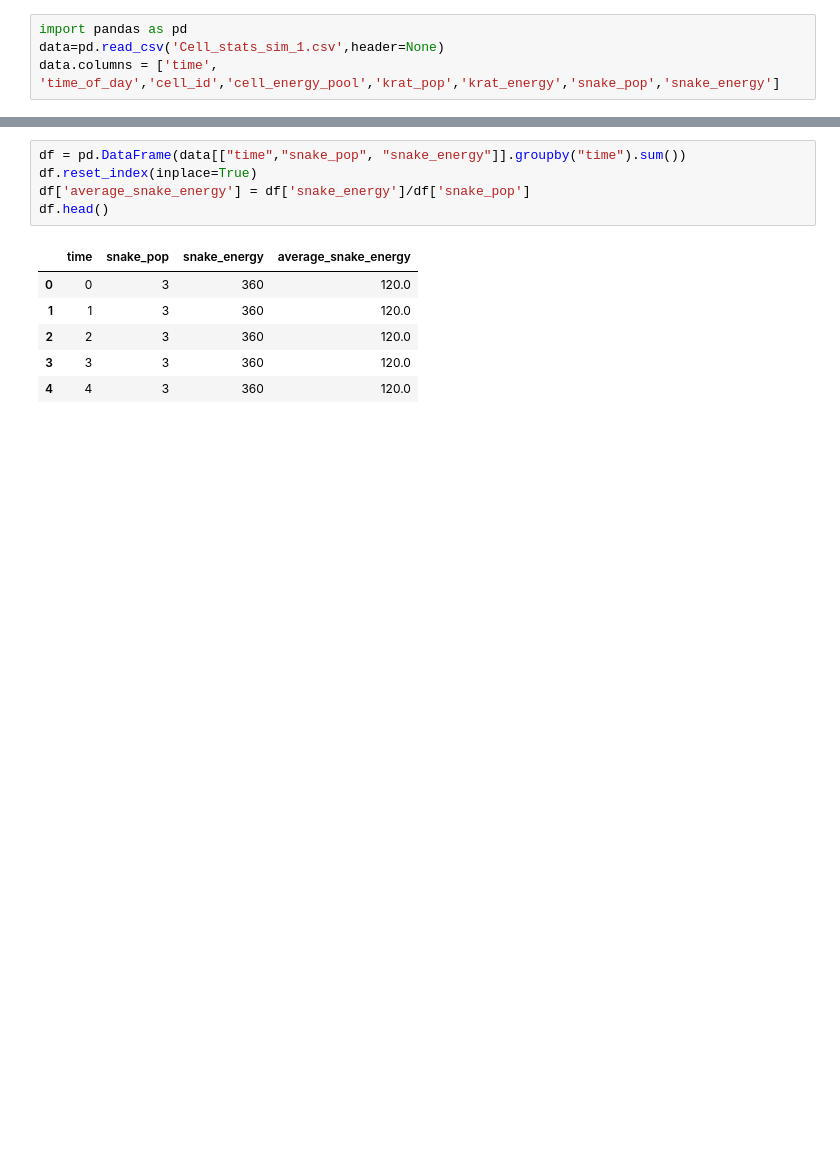
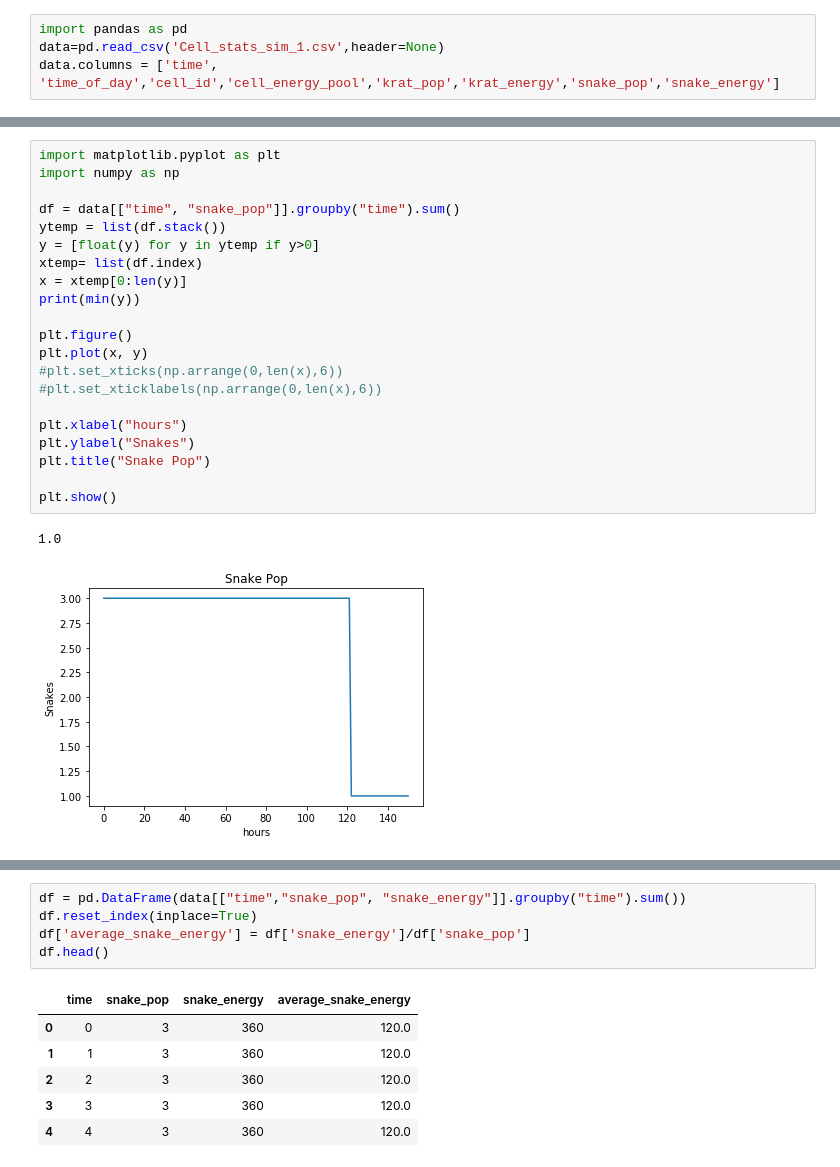
Before and after one commit to michaelremington2/uumarrty, a Jupyter notebook: ecosystem_sim/SimPostDataAnalysis.ipynb, the cells around one changed output, grey strips where cells are left out. Cells and saved outputs as stored; diff of their text form; blank space fills up the shorter version.

```diff
--- a/ecosystem_sim/SimPostDataAnalysis.ipynb
+++ b/ecosystem_sim/SimPostDataAnalysis.ipynb
@@ -56,3 +95,27 @@ plt.show()
+# %%
+import matplotlib.pyplot as plt
+import numpy as np
+
+df = data[["time", "snake_pop"]].groupby("time").sum()
+ytemp = list(df.stack())
+y = [float(y) for y in ytemp if y>0]
+xtemp= list(df.index)
+x = xtemp[0:len(y)]
+print(min(y))
+
+plt.figure()
+plt.plot(x, y)
+#plt.set_xticks(np.arrange(0,len(x),6))
+#plt.set_xticklabels(np.arrange(0,len(x),6))
+
+plt.xlabel("hours")
+plt.ylabel("Snakes")
+plt.title("Snake Pop")
+
+plt.show()
+# %% [output]
+1.0
+[figure, added]
 # %%
 df = pd.DataFrame(data[["time","snake_pop", "snake_energy"]].groupby("time").sum())
 df.reset_index(inplace=True)
```
Also changed, not shown: parts of 7 cells of this notebook, 5 other files.
